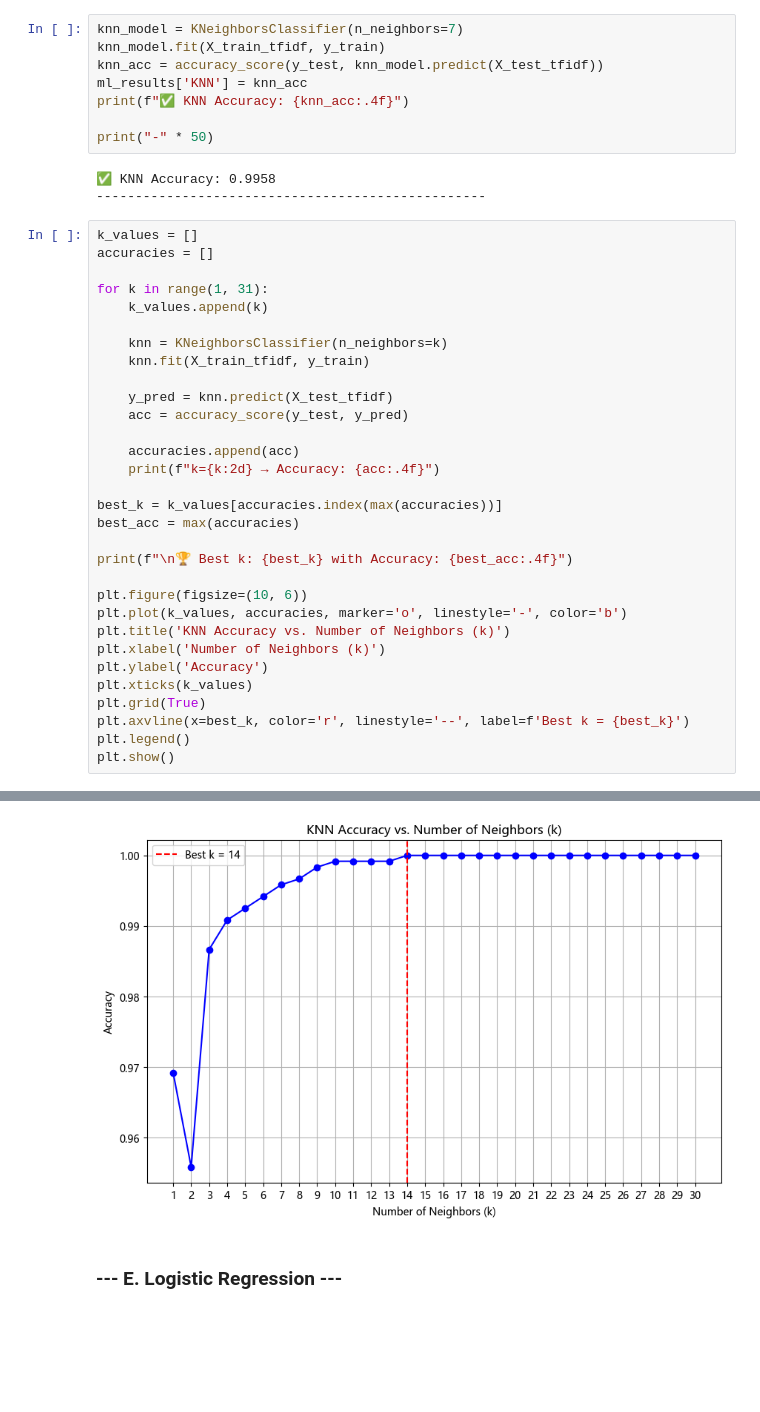
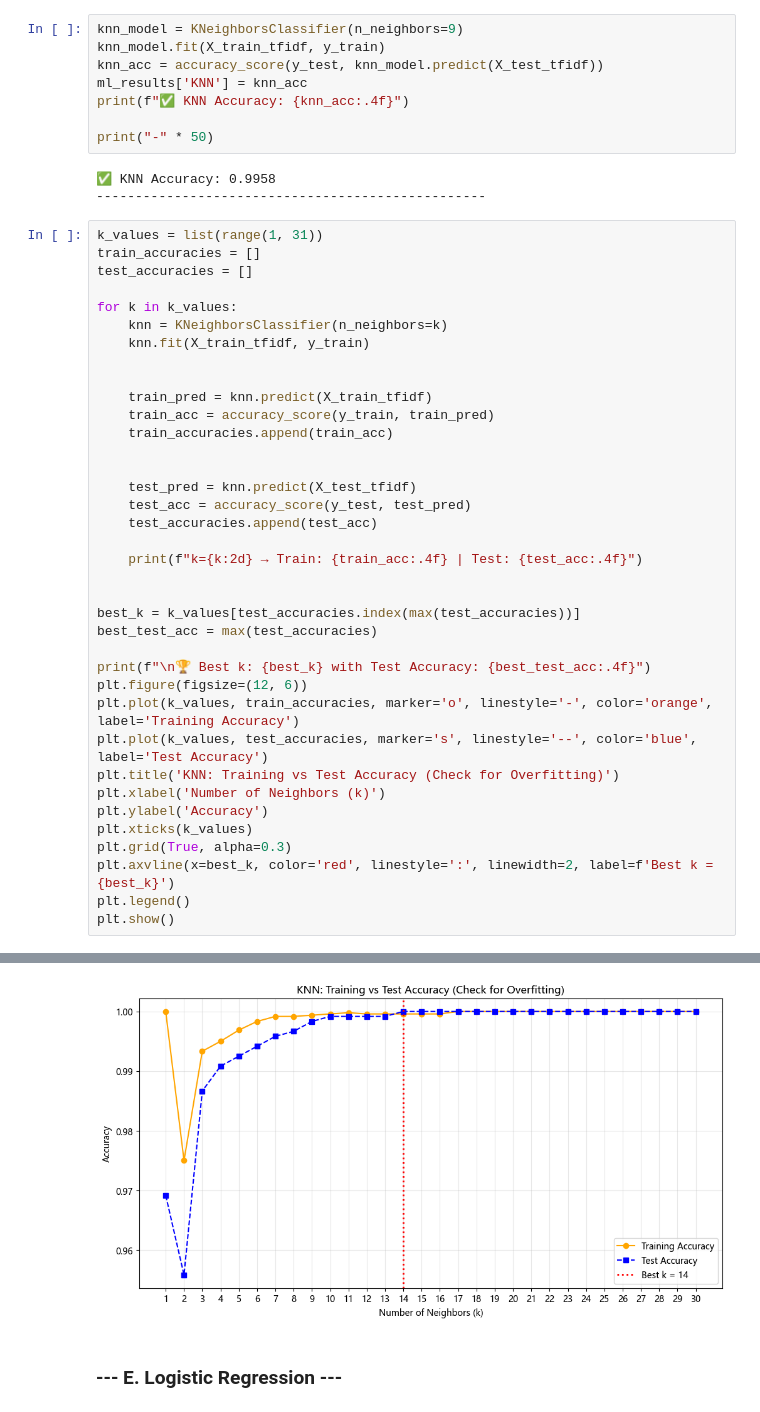
Before and after one commit to EAAI-smart-spend/classification, a Jupyter notebook: Classification.ipynb, the cells around one changed output, grey strips where cells are left out. Saved outputs shown, nothing was run; the diff lists cells and outputs as text; blank space fills up the shorter version.

```diff
--- a/Classification.ipynb
+++ b/Classification.ipynb
@@ -325,7 +325,7 @@ train_mean length: 8
 ### --- D. K-Nearest Neighbors (KNN) ---
 ### Using n_neighbors=3 for a simple baseline
 # %%
-knn_model = KNeighborsClassifier(n_neighbors=7)
+knn_model = KNeighborsClassifier(n_neighbors=9)
 knn_model.fit(X_train_tfidf, y_train)
 knn_acc = accuracy_score(y_test, knn_model.predict(X_test_tfidf))
 ml_results['KNN'] = knn_acc
@@ -336,34 +336,40 @@ print("-" * 50)
 ✅ KNN Accuracy: 0.9958
 --------------------------------------------------
 # %%
-k_values = []
-accuracies = []
+k_values = list(range(1, 31))
+train_accuracies = []
+test_accuracies = []
 
-for k in range(1, 31):
-    k_values.append(k)
-
+for k in k_values:
     knn = KNeighborsClassifier(n_neighbors=k)
     knn.fit(X_train_tfidf, y_train)
 
-    y_pred = knn.predict(X_test_tfidf)
-    acc = accuracy_score(y_test, y_pred)
 
-    accuracies.append(acc)
-    print(f"k={k:2d} → Accuracy: {acc:.4f}")
+    train_pred = knn.predict(X_train_tfidf)
+    train_acc = accuracy_score(y_train, train_pred)
+    train_accuracies.append(train_acc)
 
-best_k = k_values[accuracies.index(max(accuracies))]
-best_acc = max(accuracies)
 
-print(f"\n🏆 Best k: {best_k} with Accuracy: {best_acc:.4f}")
+    test_pred = knn.predict(X_test_tfidf)
+    test_acc = accuracy_score(y_test, test_pred)
+    test_accuracies.append(test_acc)
 
-plt.figure(figsize=(10, 6))
-plt.plot(k_values, accuracies, marker='o', linestyle='-', color='b')
-plt.title('KNN Accuracy vs. Number of Neighbors (k)')
+    print(f"k={k:2d} → Train: {train_acc:.4f} | Test: {test_acc:.4f}")
+
+
+best_k = k_values[test_accuracies.index(max(test_accuracies))]
+best_test_acc = max(test_accuracies)
+
+print(f"\n🏆 Best k: {best_k} with Test Accuracy: {best_test_acc:.4f}")
+plt.figure(figsize=(12, 6))
+plt.plot(k_values, train_accuracies, marker='o', linestyle='-', color='orange', label='Training Accuracy')
+plt.plot(k_values, test_accuracies, marker='s', linestyle='--', color='blue', label='Test Accuracy')
+plt.title('KNN: Training vs Test Accuracy (Check for Overfitting)')
 plt.xlabel('Number of Neighbors (k)')
 plt.ylabel('Accuracy')
 plt.xticks(k_values)
-plt.grid(True)
-plt.axvline(x=best_k, color='r', linestyle='--', label=f'Best k = {best_k}')
+plt.grid(True, alpha=0.3)
+plt.axvline(x=best_k, color='red', linestyle=':', linewidth=2, label=f'Best k = {best_k}')
 plt.legend()
 plt.show()
 # %% [output]
@@ -387,4 +393,4 @@ k=30 → Accuracy: 1.0000
-[figure, old version]
+[figure, new version]
 # %% [markdown]
 ### --- E. Logistic Regression ---
 # %%
```
Also changed, not shown: parts of 3 cells of this notebook.
